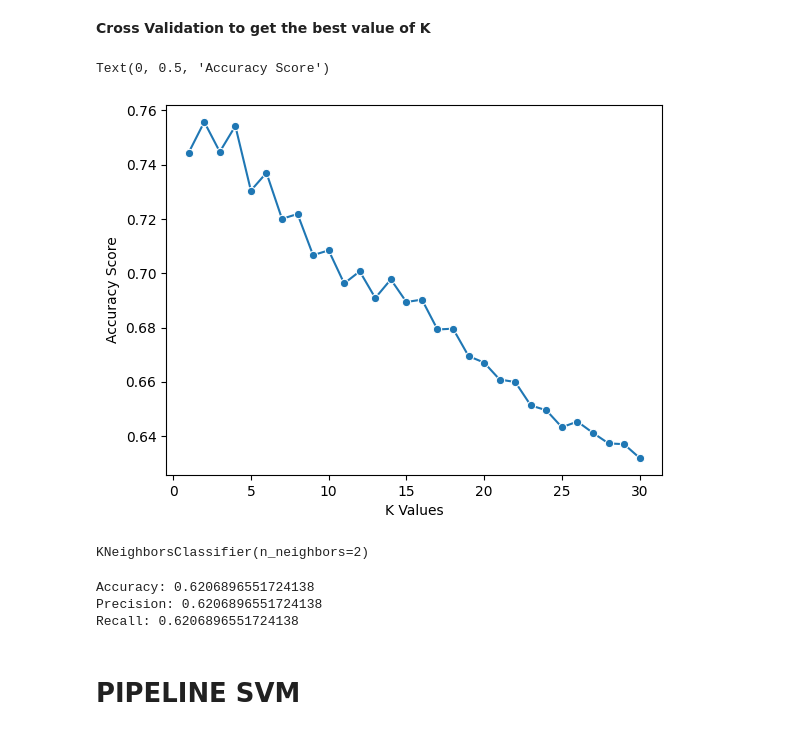
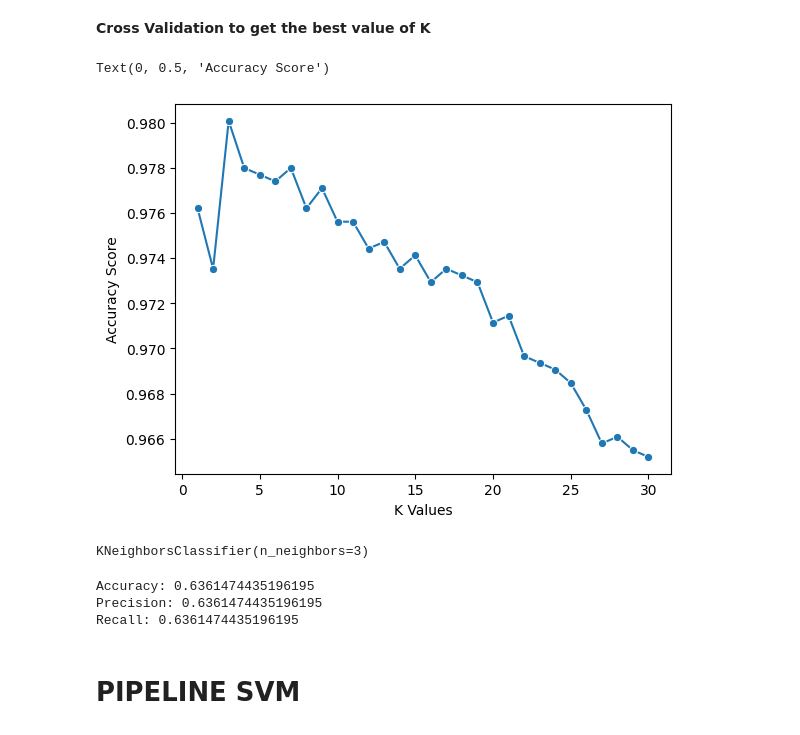
Before and after one commit to Andreher00/ml-project, a Jupyter notebook: progetto.ipynb, the cells around one changed output. Cells and saved outputs as stored; diff of their text form; code cells hidden in the pictures.

```diff
--- a/progetto.ipynb
+++ b/progetto.ipynb
@@ -127,7 +127,7 @@ X_test_pca = pca.transform(X_test)
 # apply knn to predict cell type
 
 knn = KNeighborsClassifier(n_neighbors=11)
-knn.fit(X_train, y_train)
+knn.fit(X_train_pca, y_train)
 # %% [output]
 KNeighborsClassifier(n_neighbors=11)
 # %%
@@ -158,27 +158,28 @@ disp = ConfusionMatrixDisplay.from_predictions(y_test, y_pred, xticks_rotation='
 # %%
 k_values=[i for i in range(1,31)]
 scores=[]
 scaler=StandardScaler()
 X=scaler.fit_transform(X)
+X=pca.fit_transform(X)
 for k in k_values:
   knn=KNeighborsClassifier(n_neighbors=k)
   score=cross_val_score(knn,X,y, cv=5)
   scores.append(np.mean(score))
 sns.lineplot(x = k_values , y= scores, marker ='o')
 plt.xlabel("K Values")
 plt.ylabel("Accuracy Score")
 # %% [output]
 Text(0, 0.5, 'Accuracy Score')
-[figure, old version]
+[figure, new version]
 # %%
 best_index = np.argmax(scores)
 best_k = k_values[best_index]
 knn = KNeighborsClassifier(n_neighbors =best_k)
-knn.fit(X_train, y_train)
+knn.fit(X_train_pca, y_train)
 # %% [output]
-KNeighborsClassifier(n_neighbors=2)
+KNeighborsClassifier(n_neighbors=3)
 # %%
-y_pred = knn.predict (X_test)
+y_pred = knn.predict (X_test_pca)
 
 knn_accuracy =accuracy_score(y_test, y_pred)
 precision = precision_score(y_test, y_pred,average='micro')
@@ -187,9 +188,9 @@ print("Accuracy:", knn_accuracy)
 print("Precision:", precision)
 print("Recall:", recall)
 # %% [output]
-Accuracy: 0.6206896551724138
-Precision: 0.6206896551724138
-Recall: 0.6206896551724138
+Accuracy: 0.6361474435196195
+Precision: 0.6361474435196195
+Recall: 0.6361474435196195
 # %% [markdown]
 
 # PIPELINE SVM
```
Also changed, not shown: parts of 2 cells of this notebook.
